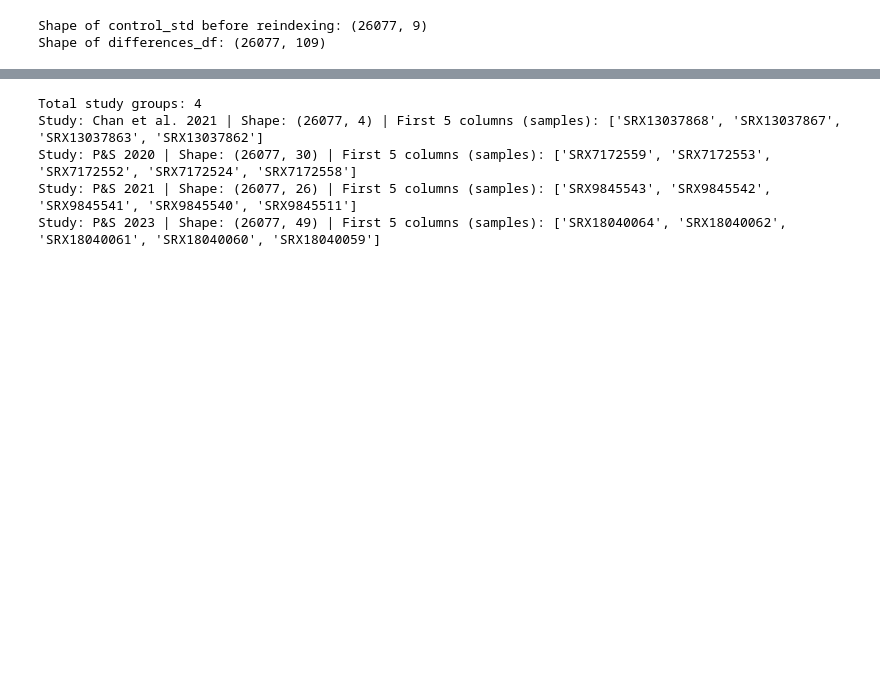
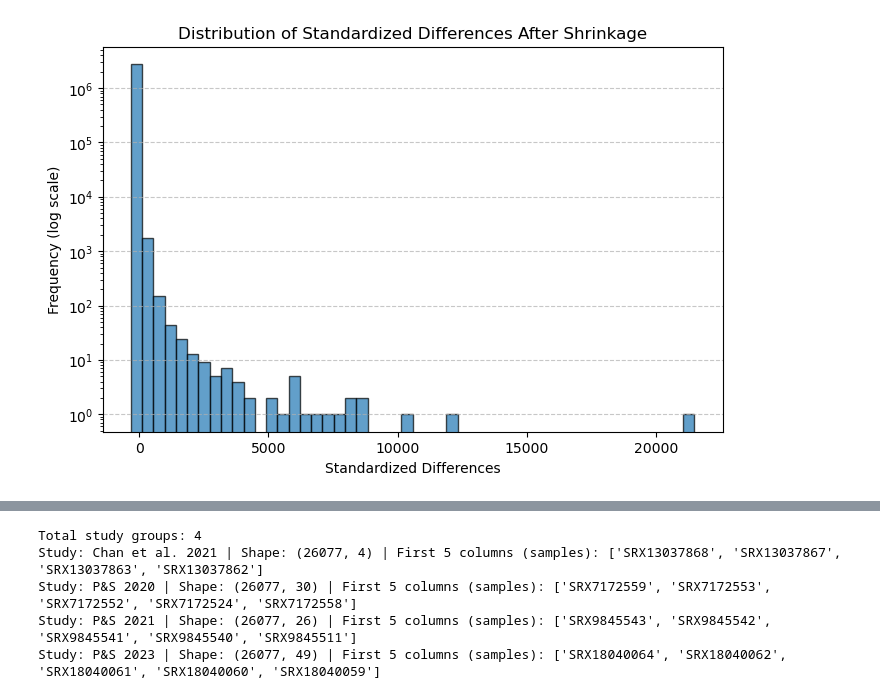
Before and after one commit to Resilience-Biomarkers-for-Aquaculture/Cvirg_Pmarinus_RNAseq, a Jupyter notebook: scripts/treatment_vs_control/treatment_vs_control_4th_try.ipynb, the cells around one changed output, grey strips where cells are left out. Cells and saved outputs as stored; diff of their text form; code cells hidden in the pictures; blank space fills up the shorter version.

```diff
--- a/scripts/treatment_vs_control/treatment_vs_control_4th_try.ipynb
+++ b/scripts/treatment_vs_control/treatment_vs_control_4th_try.ipynb
@@ -145,3 +146,73 @@ from scipy.stats import ttest_1samp, combine_pvalues
 # Compute control standard deviation
 control_variance = control_stats_per_breed.xs("var", level=0, axis=1)
 control_std = np.sqrt(control_variance.replace(0, np.nan))
+control_std = control_std.T  # Transpose so genes become rows
+
+aligned_control_std = control_std.copy()
+
+# Use median global standard deviation to avoid dividing by extremely small numbers,
+# because we few control samples per family (min 3), so raw variance will be unstable.
+# ChatGPT called this "Bayesian Shrinkage for Variance"
+shrink_factor = 0.5  # Adjust to control shrinkage level
+global_std = control_std[control_std > 0].median()
+print (f"global_std: {global_std}")
+
+# Define a threshold to replace very small values
+threshold = 7e-2  # Values below this will be adjusted. 0.07 was arrived at by experimentation
+
+# Expand global_std to match aligned_control_std (26077 genes, 9 BREEDs)
+shrink_values = pd.DataFrame(np.tile(global_std.values, (aligned_control_std.shape[0], 1)),
+                             index=aligned_control_std.index,
+                             columns=aligned_control_std.columns) * shrink_factor
+
+# Apply mask
+aligned_control_std = aligned_control_std.mask(aligned_control_std < threshold, shrink_values)
+
+# Debugging: Check new min standard deviation
+print("Smallest nonzero control standard deviation (after fix): " +
+      f"{aligned_control_std[aligned_control_std > 0].min().min()}")
+
+# Compute standardized effect size
+differences_df = differences_df.astype(np.float32)  # Ensure memory efficiency
+common_genes = differences_df.index.intersection(aligned_control_std.index)
+print(f"Number of overlapping genes: {len(common_genes)} (expected: {differences_df.shape[0]})")
+
+# Map each sample to its BREED
+breed_mapping = filtered_metadata.set_index("Experiment")["BREED"]
+
+# Expand aligned_control_std to match sample structure
+sample_breeds = filtered_metadata.set_index("Experiment")[["Study", "BREED"]]  # Keep Study and BREED
+sample_breeds = sample_breeds.reindex(differences_df.columns)  # Align with sample order
+
+# Convert DataFrame rows into a list of tuples
+sample_breeds_tuples = list(map(tuple, sample_breeds.values))
+# Create MultiIndex
+sample_breeds_index = pd.MultiIndex.from_tuples(sample_breeds_tuples, names=["Study", "BREED"])
+
+differences_df.index.name = "gene_id"
+aligned_control_std.index.name = "gene_id"
+
+# Reindex using the full MultiIndex
+expanded_control_std = aligned_control_std.reindex(columns=sample_breeds_index, fill_value=np.nan)
+
+# Perform division safely
+standardized_differences = differences_df.div(expanded_control_std.values)
+
+# Debugging: Check standardized differences shape
+print(f"Shape of standardized_differences: {standardized_differences.shape} (expected: same as differences_df)")
+print("Max standardized difference:", standardized_differences.max().max())
+print("Min standardized difference:", standardized_differences.min().min())
+print("Mean absolute standardized difference:", standardized_differences.abs().mean().mean())
+# Plot a histogram of standardized differences to visualize distribution
+import matplotlib.pyplot as plt
+import numpy as np
+
+plt.figure(figsize=(8, 5))
+plt.hist(standardized_differences.values.flatten(), bins=50, edgecolor="black", alpha=0.7)
+plt.yscale("log")  # Use log scale to better visualize extreme values
+plt.xlabel("Standardized Differences")
+plt.ylabel("Frequency (log scale)")
+plt.title("Distribution of Standardized Differences After Shrinkage")
+plt.grid(axis="y", linestyle="--", alpha=0.7)
+plt.show()
+# %% [output]
@@ -147,0 +235 @@ control_std = np.sqrt(control_variance.replace(0, np.nan))
+[figure, added]
@@ -150,6 +235,0 @@ control_std = control_std.T  # Transpose so genes become rows
-# %%
-print(f"Shape of control_std before reindexing: {control_std.shape}")
-print(f"Shape of differences_df: {differences_df.shape}")
-# %% [output]
-Shape of control_std before reindexing: (26077, 9)
-Shape of differences_df: (26077, 109)
```
Also changed, not shown: parts of 27 cells of this notebook, 2 other files.
